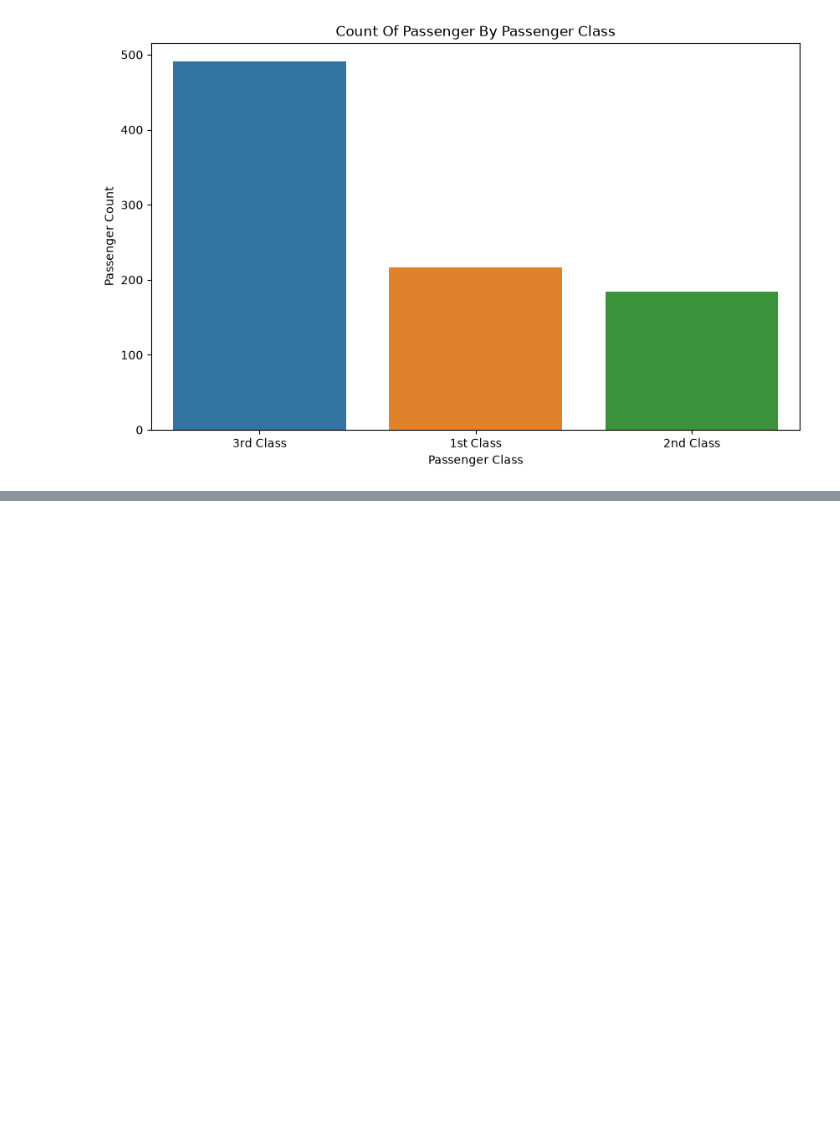
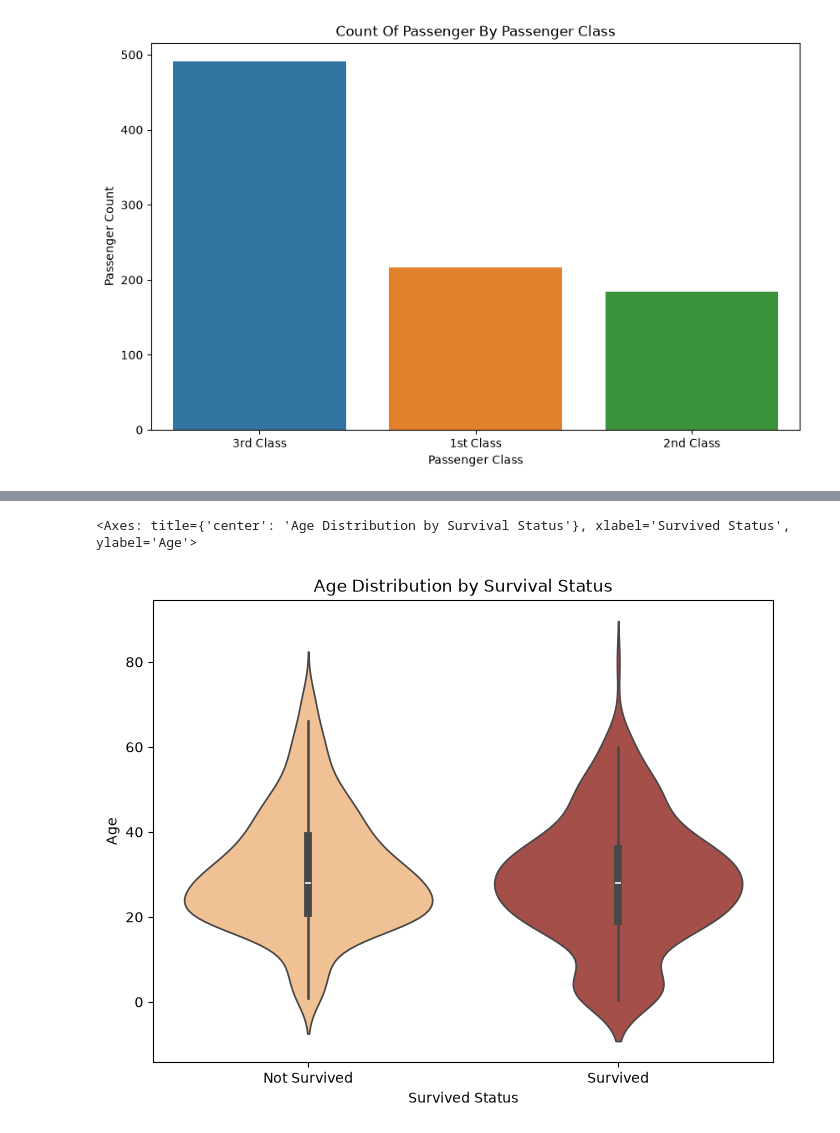
Before and after one commit to Rohit-Bansode/Titanic_Survival_Analysis-EDA, a Jupyter notebook: Notebooks/Titanic_EDA.ipynb, the cells around one changed output, grey strips where cells are left out. Drawn from its saved outputs; the diff is of its cells as text; code cells hidden in the pictures; blank space fills up the shorter version.

```diff
--- a/Notebooks/Titanic_EDA.ipynb
+++ b/Notebooks/Titanic_EDA.ipynb
@@ -274,0 +304,12 @@ plt.show()
+# %%
+## Age Distribution by Survival Status
+
+plt.figure(figsize=(8,6))
+plt.title("Age Distribution by Survival Status")
+plt.xticks([0,1], ["Not Survived","Survived"])
+plt.ylabel("Age")
+plt.xlabel("Survived Status")
+sns.violinplot(x="Survived",y="Age",hue="Survived",data=df,palette=["#FFC185", "#B4413C"],legend=False)
+# %% [output]
+<Axes: title={'center': 'Age Distribution by Survival Status'}, xlabel='Survived Status', ylabel='Age'>
+[figure, added]
```
Also changed, not shown: parts of 4 cells of this notebook.
